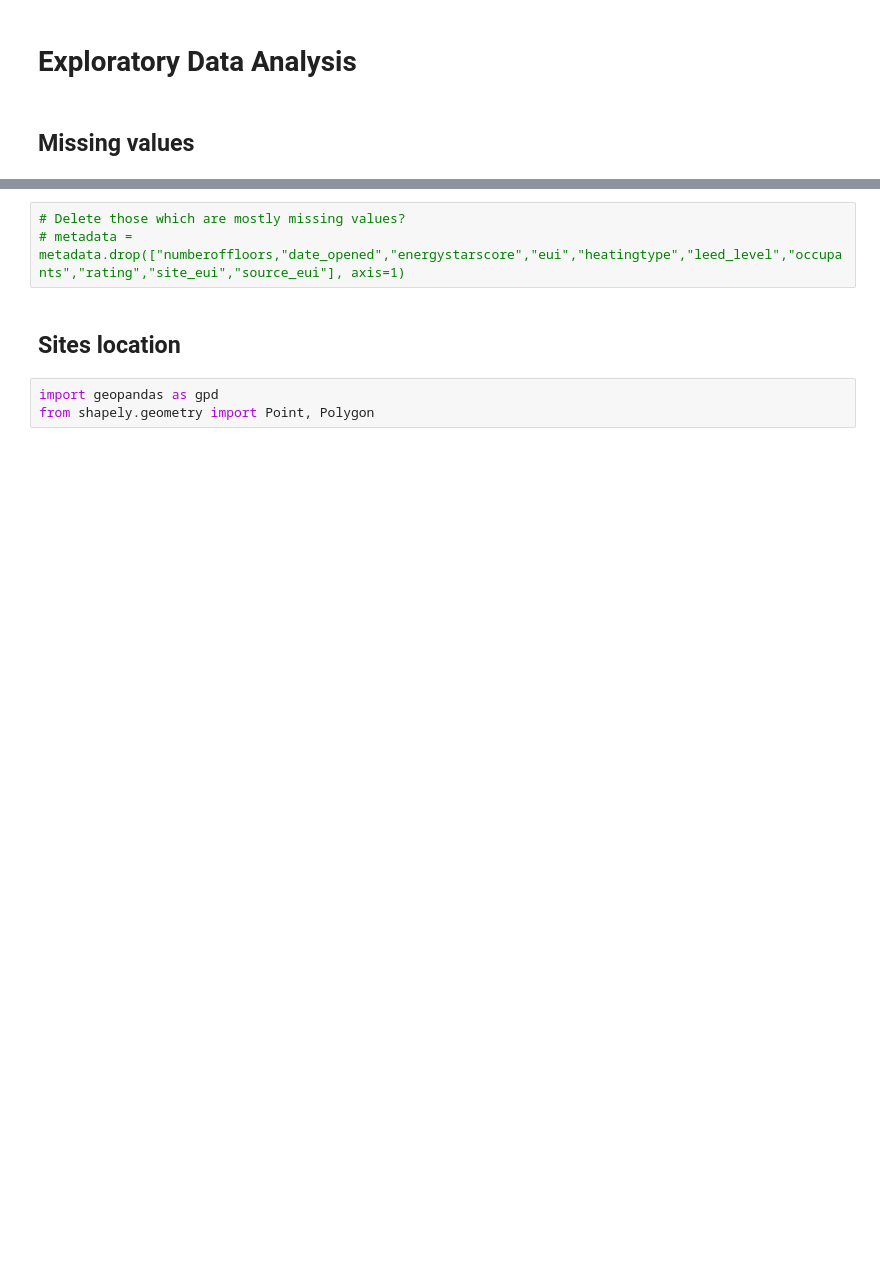
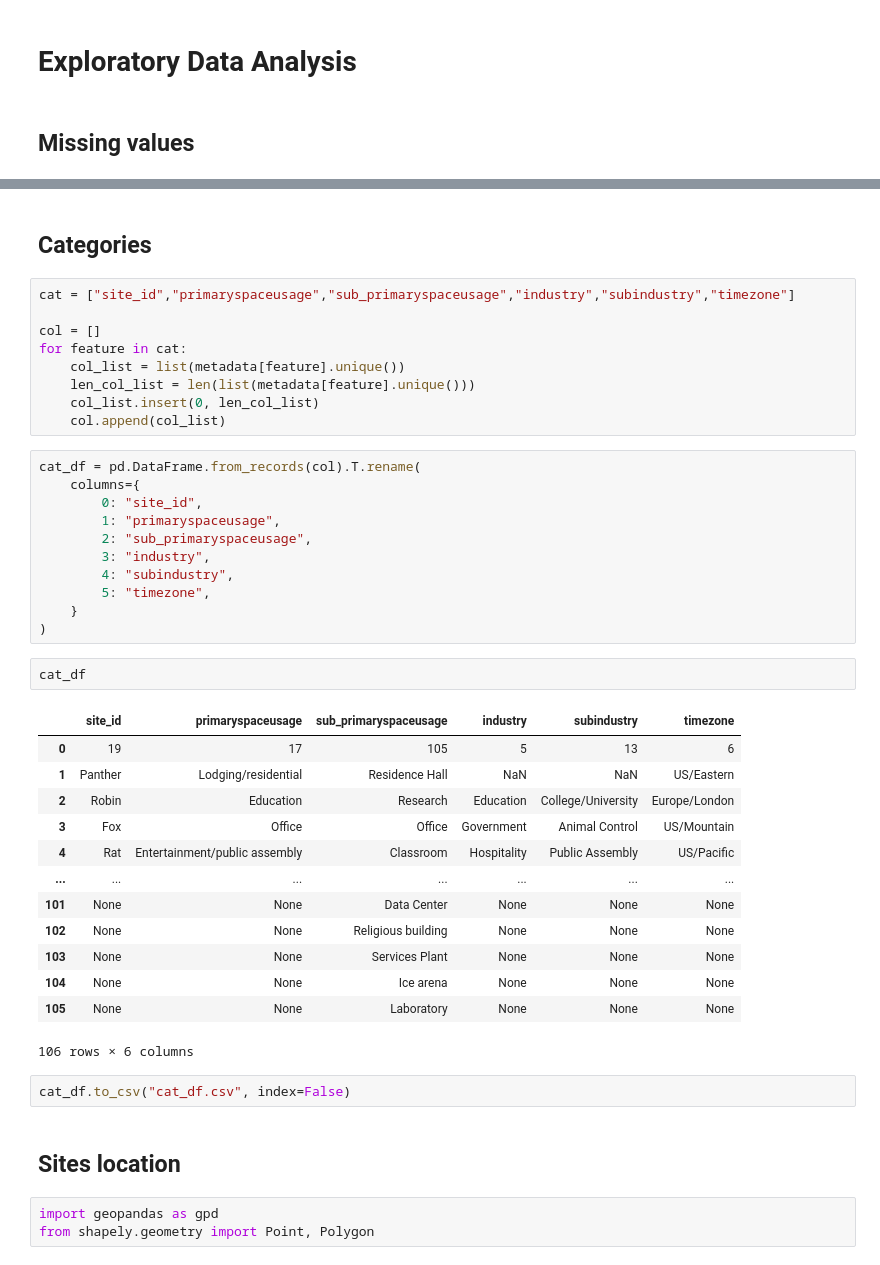
Before and after one commit to buds-lab/building-data-genome-project-2, a Jupyter notebook: notebooks/01_EDA-metadata.ipynb, the cells around one changed output, grey strips where cells are left out. Saved outputs shown, nothing was run; the diff lists cells and outputs as text; blank space fills up the shorter version.

```diff
--- a/notebooks/01_EDA-metadata.ipynb
+++ b/notebooks/01_EDA-metadata.ipynb
@@ -105,7 +104,44 @@ timezone                  0.000000
 dtype: float64
-# %%
-# Delete those which are mostly missing values?
-# metadata = metadata.drop(["numberoffloors,"date_opened","energystarscore","eui","heatingtype","leed_level","occupants","rating","site_eui","source_eui"], axis=1)
+# %% [markdown]
+## Categories
+# %%
+cat = ["site_id","primaryspaceusage","sub_primaryspaceusage","industry","subindustry","timezone"]
+
+col = []
+for feature in cat:
+    col_list = list(metadata[feature].unique())
+    len_col_list = len(list(metadata[feature].unique()))
+    col_list.insert(0, len_col_list)
+    col.append(col_list)
+# %%
+cat_df = pd.DataFrame.from_records(col).T.rename(
+    columns={
+        0: "site_id",
+        1: "primaryspaceusage",
+        2: "sub_primaryspaceusage",
+        3: "industry",
+        4: "subindustry",
+        5: "timezone",
+    }
+)
+# %%
+cat_df
+# %% [output]
+|  | site_id | primaryspaceusage | sub_primaryspaceusage | industry | subindustry | timezone |
+| 0 | 19 | 17 | 105 | 5 | 13 | 6 |
+| 1 | Panther | Lodging/residential | Residence Hall | NaN | NaN | US/Eastern |
+| 2 | Robin | Education | Research | Education | College/University | Europe/London |
+| 3 | Fox | Office | Office | Government | Animal Control | US/Mountain |
+| 4 | Rat | Entertainment/public assembly | Classroom | Hospitality | Public Assembly | US/Pacific |
+| ... | ... | ... | ... | ... | ... | ... |
+| 101 | None | None | Data Center | None | None | None |
+| 102 | None | None | Religious building | None | None | None |
+| 103 | None | None | Services Plant | None | None | None |
+| 104 | None | None | Ice arena | None | None | None |
+| 105 | None | None | Laboratory | None | None | None |
+106 rows × 6 columns
+# %%
+cat_df.to_csv("cat_df.csv", index=False)
 # %% [markdown]
 ## Sites location
 # %%
```
Also changed, not shown: parts of 3 cells of this notebook, 6 other files.
